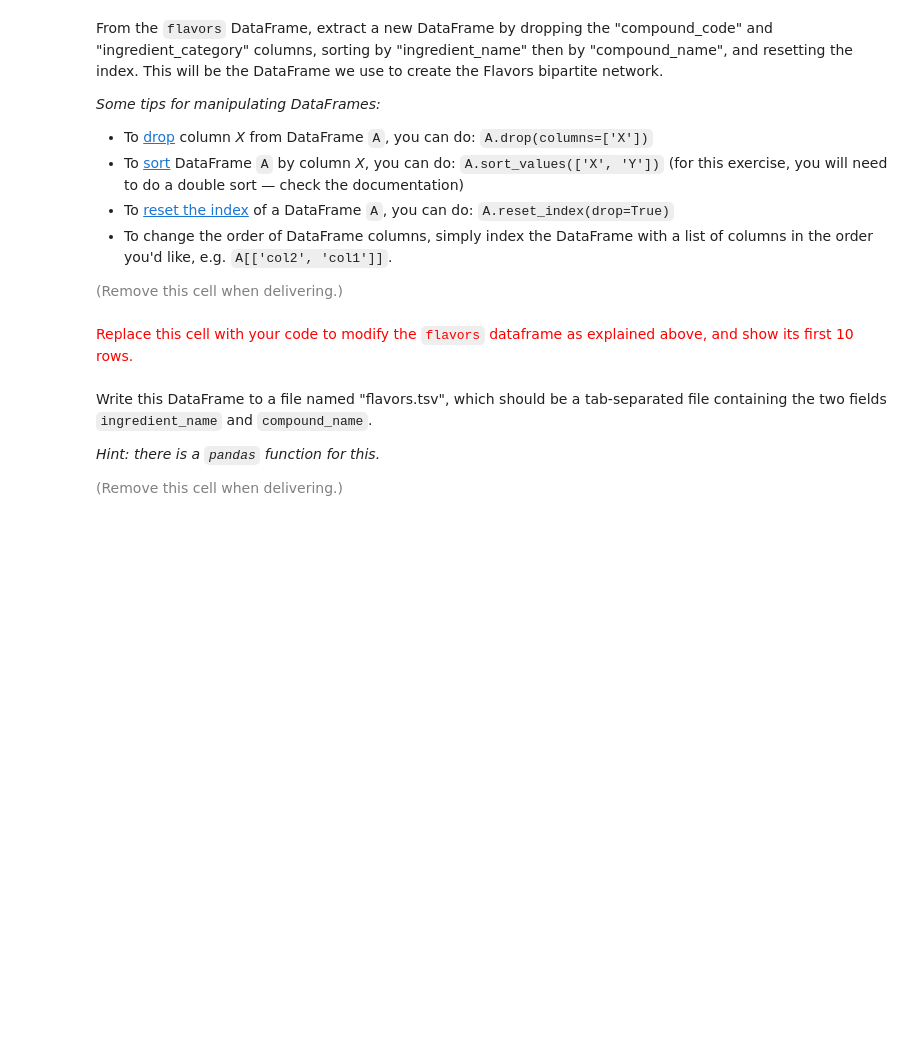
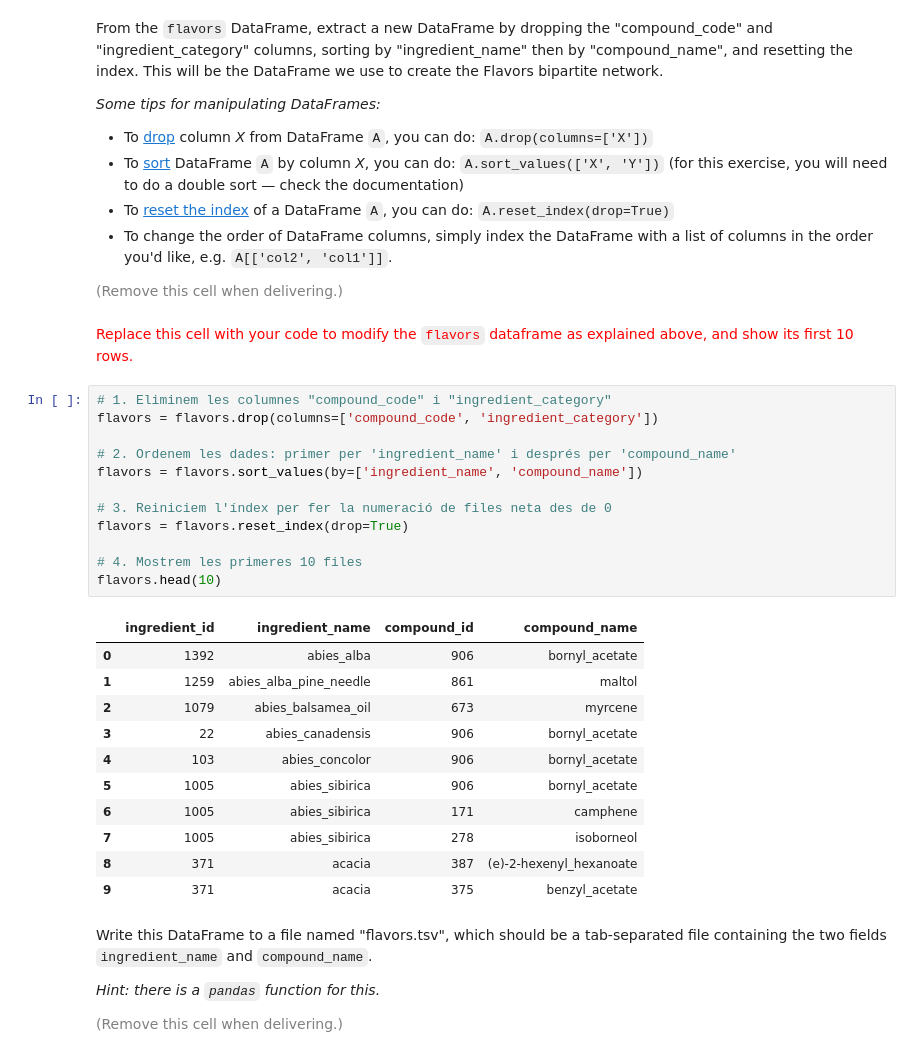
Before and after one commit to chatox/networks-science-course, a Jupyter notebook: practicum/ps01-networkx-pandas-2026.ipynb, the cells around one changed output. Saved outputs shown, nothing was run; the diff lists cells and outputs as text; blank space fills up the shorter version.

```diff
--- a/practicum/ps01-networkx-pandas-2026.ipynb
+++ b/practicum/ps01-networkx-pandas-2026.ipynb
@@ -388,6 +464,30 @@ From the `flavors` DataFrame, extract a new DataFrame by dropping the "compound_
 <font size="-1" color="gray">(Remove this cell when delivering.)</font>
 # %% [markdown]
 <font size="+1" color="red">Replace this cell with your code to modify the `flavors` dataframe as explained above, and show its first 10 rows.</font>
+# %%
+# 1. Eliminem les columnes "compound_code" i "ingredient_category"
+flavors = flavors.drop(columns=['compound_code', 'ingredient_category'])
+
+# 2. Ordenem les dades: primer per 'ingredient_name' i després per 'compound_name'
+flavors = flavors.sort_values(by=['ingredient_name', 'compound_name'])
+
+# 3. Reiniciem l'índex per fer la numeració de files neta des de 0
+flavors = flavors.reset_index(drop=True)
+
+# 4. Mostrem les primeres 10 files
+flavors.head(10)
+# %% [output]
+|  | ingredient_id | ingredient_name | compound_id | compound_name |
+| 0 | 1392 | abies_alba | 906 | bornyl_acetate |
+| 1 | 1259 | abies_alba_pine_needle | 861 | maltol |
+| 2 | 1079 | abies_balsamea_oil | 673 | myrcene |
+| 3 | 22 | abies_canadensis | 906 | bornyl_acetate |
+| 4 | 103 | abies_concolor | 906 | bornyl_acetate |
+| 5 | 1005 | abies_sibirica | 906 | bornyl_acetate |
+| 6 | 1005 | abies_sibirica | 171 | camphene |
+| 7 | 1005 | abies_sibirica | 278 | isoborneol |
+| 8 | 371 | acacia | 387 | (e)-2-hexenyl_hexanoate |
+| 9 | 371 | acacia | 375 | benzyl_acetate |
 # %% [markdown]
 Write this DataFrame to a file named "flavors.tsv", which should be a tab-separated file containing the two fields `ingredient_name` and `compound_name`.
 
```
Also changed, not shown: parts of 13 cells of this notebook, 1 other file.
